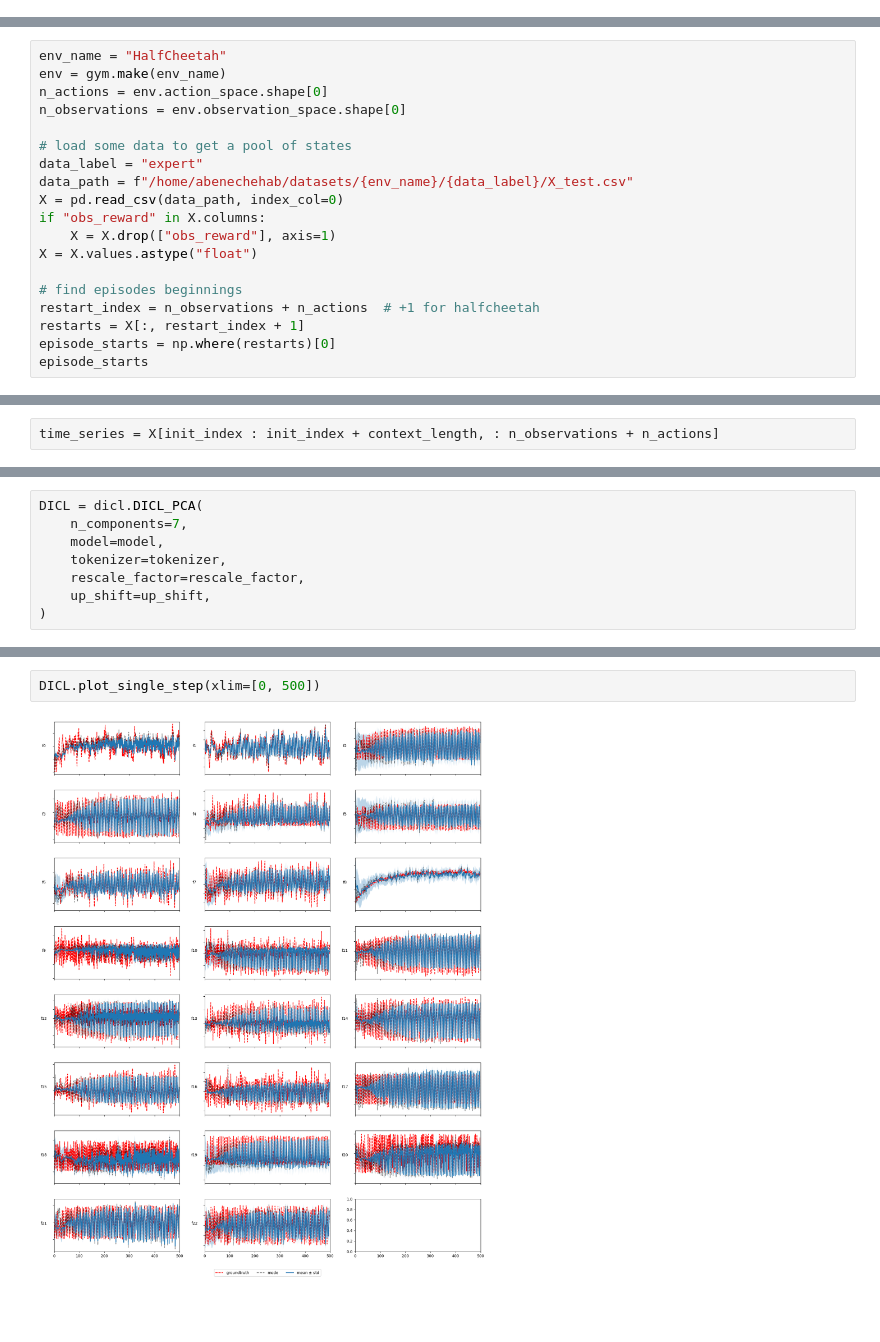
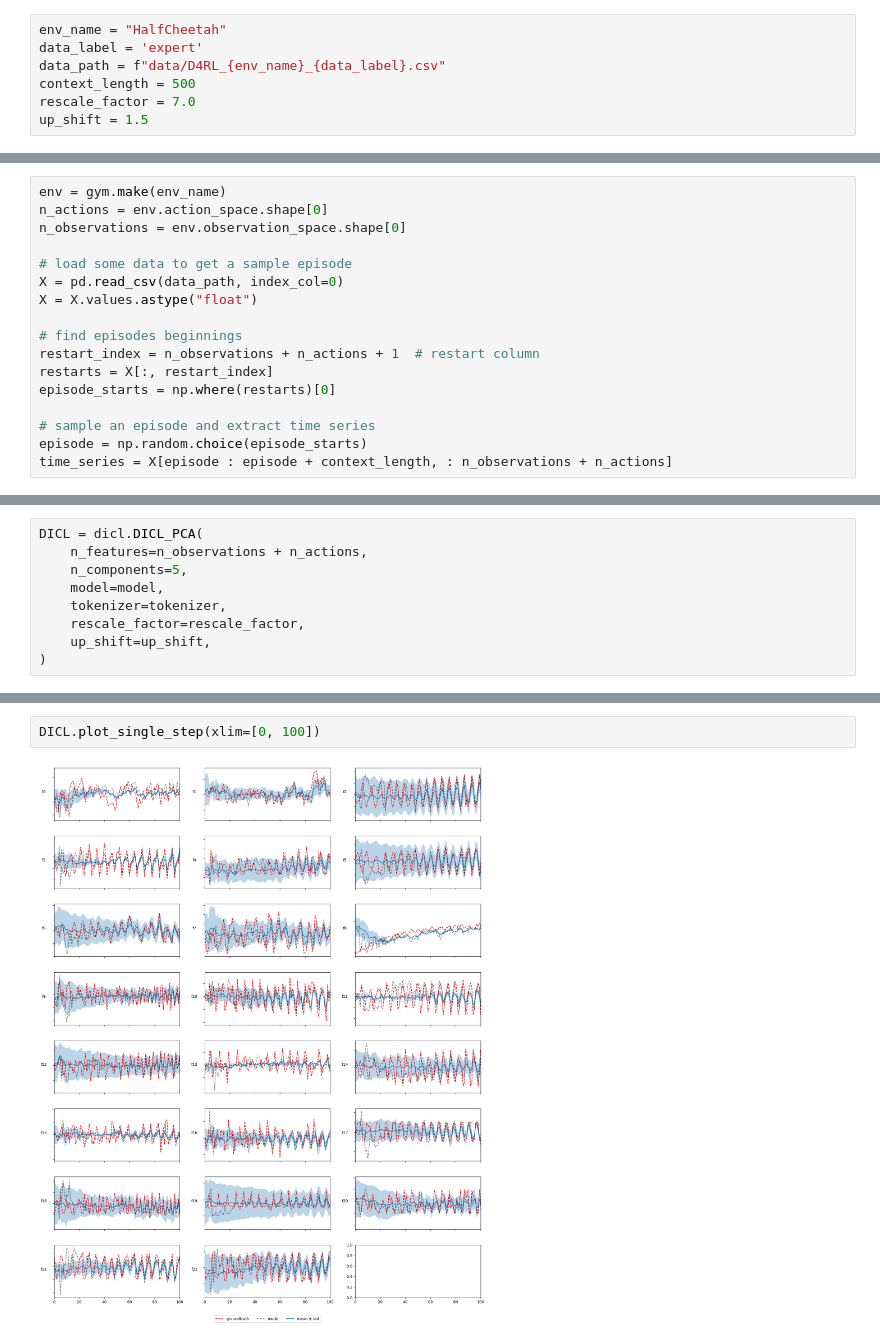
Before and after one commit to abenechehab/dicl, a Jupyter notebook: src/dicl/getting_started.ipynb, the cells around one changed output, grey strips where cells are left out. Saved outputs shown, nothing was run; the diff lists cells and outputs as text; blank space fills up the shorter version.

Commit message:
📝 update getting started

```diff
--- a/src/dicl/getting_started.ipynb
+++ b/src/dicl/getting_started.ipynb
@@ -53,0 +57,7 @@ LlamaForCausalLM(
+# %%
+env_name = "HalfCheetah"
+data_label = 'expert'
+data_path = f"data/D4RL_{env_name}_{data_label}.csv"
+context_length = 500
+rescale_factor = 7.0
+up_shift = 1.5
@@ -54,19 +66,17 @@ LlamaForCausalLM(
 # %%
-env_name = "HalfCheetah"
 env = gym.make(env_name)
 n_actions = env.action_space.shape[0]
 n_observations = env.observation_space.shape[0]
 
-# load some data to get a pool of states
-data_label = "expert"
-data_path = f"/home/abenechehab/datasets/{env_name}/{data_label}/X_test.csv"
+# load some data to get a sample episode
 X = pd.read_csv(data_path, index_col=0)
-if "obs_reward" in X.columns:
-    X = X.drop(["obs_reward"], axis=1)
 X = X.values.astype("float")
 
 # find episodes beginnings
-restart_index = n_observations + n_actions  # +1 for halfcheetah
-restarts = X[:, restart_index + 1]
+restart_index = n_observations + n_actions + 1  # restart column
+restarts = X[:, restart_index]
 episode_starts = np.where(restarts)[0]
-episode_starts
+
+# sample an episode and extract time series
+episode = np.random.choice(episode_starts)
+time_series = X[episode : episode + context_length, : n_observations + n_actions]
@@ -85,2 +82,0 @@ init_index = episode_starts[episode]
-# %%
-time_series = X[init_index : init_index + context_length, : n_observations + n_actions]
@@ -87,6 +87,7 @@ time_series = X[init_index : init_index + context_length, : n_observations + n_a
 # %%
 DICL = dicl.DICL_PCA(
-    n_components=7,
+    n_features=n_observations + n_actions,
+    n_components=5,
     model=model,
     tokenizer=tokenizer,
     rescale_factor=rescale_factor,
@@ -98,4 +114,4 @@ mean, mode, lb, ub = DICL.predict_single_step(X=time_series)
 # %%
-DICL.plot_single_step(xlim=[0, 500])
+DICL.plot_single_step(xlim=[0, 100])
 # %% [output]
-[figure, old version]
+[figure, new version]
```
Also changed, not shown: parts of 16 cells of this notebook.
